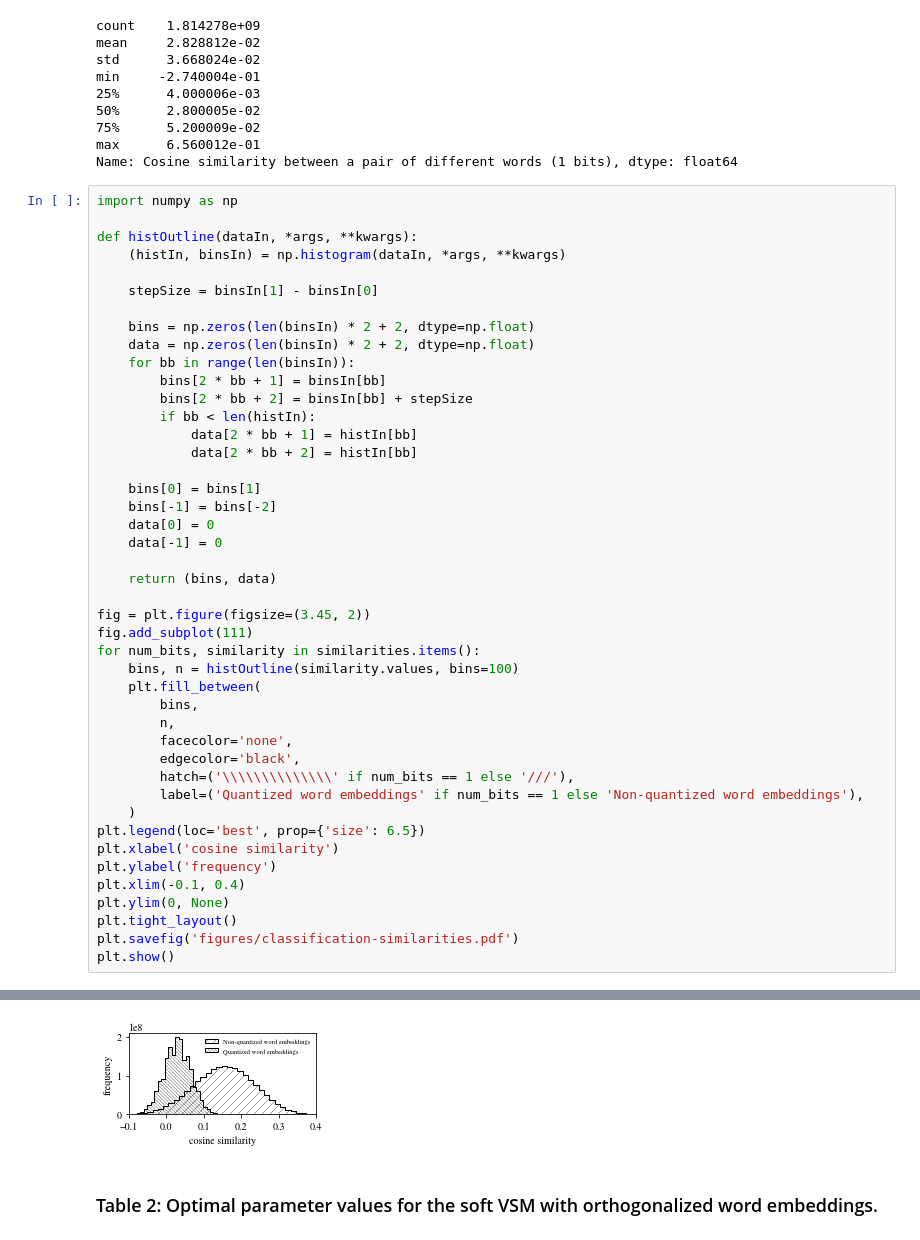
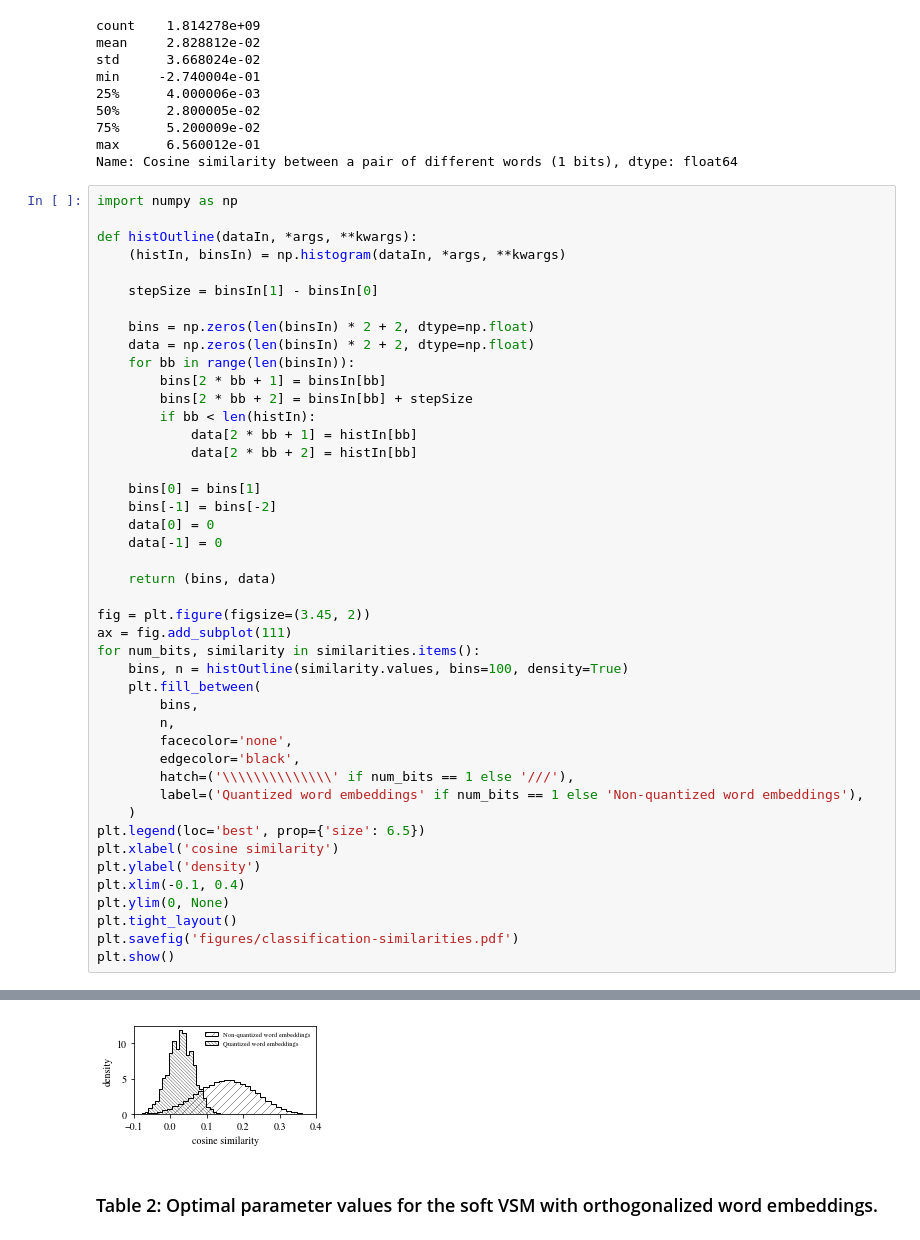
Before and after one commit to MIR-MU/regularized-embeddings, a Jupyter notebook: classification.ipynb, the cells around one changed output, grey strips where cells are left out. Drawn from its saved outputs; the diff is of its cells as text.

Commit message:
Make Figure 5 a density histogram

```diff
--- a/classification.ipynb
+++ b/classification.ipynb
@@ -643,9 +643,9 @@ def histOutline(dataIn, *args, **kwargs):
     return (bins, data)
 
 fig = plt.figure(figsize=(3.45, 2))
-fig.add_subplot(111)
+ax = fig.add_subplot(111)
 for num_bits, similarity in similarities.items():
-    bins, n = histOutline(similarity.values, bins=100)
+    bins, n = histOutline(similarity.values, bins=100, density=True)
     plt.fill_between(
         bins,
         n,
@@ -656,7 +656,7 @@ for num_bits, similarity in similarities.items():
     )
 plt.legend(loc='best', prop={'size': 6.5})
 plt.xlabel('cosine similarity')
-plt.ylabel('frequency')
+plt.ylabel('density')
 plt.xlim(-0.1, 0.4)
 plt.ylim(0, None)
 plt.tight_layout()
@@ -667,4 +667,4 @@ plt.show()
-[figure, old version]
+[figure, new version]
 # %% [markdown]
 ### Table 2: Optimal parameter values for the soft VSM with orthogonalized word embeddings.
 # %%
```
Also changed, not shown: parts of 11 cells of this notebook, 1 other file.
